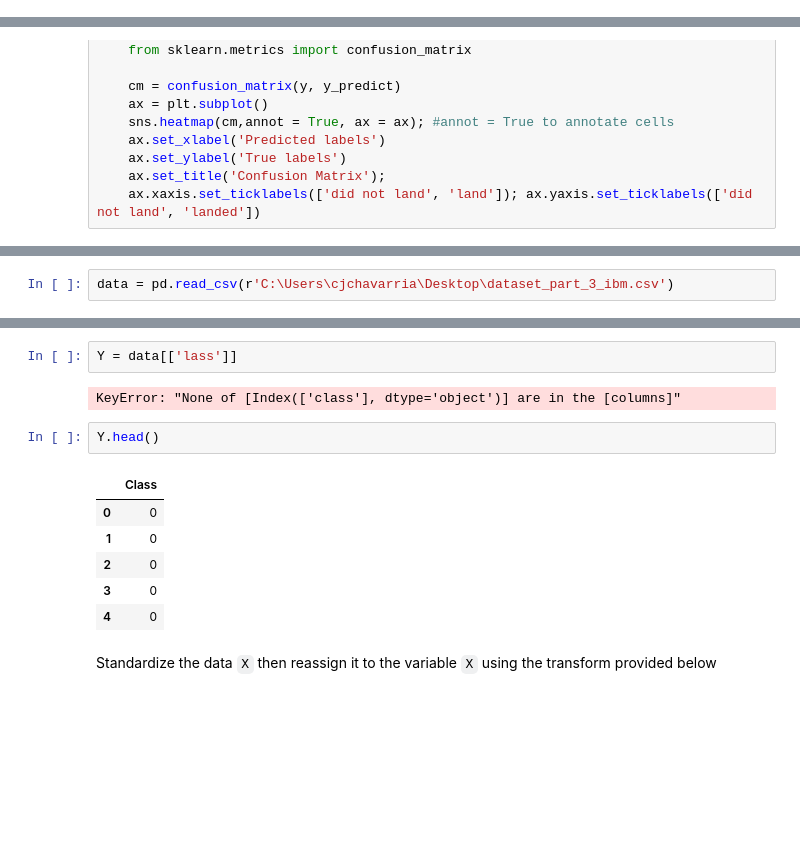
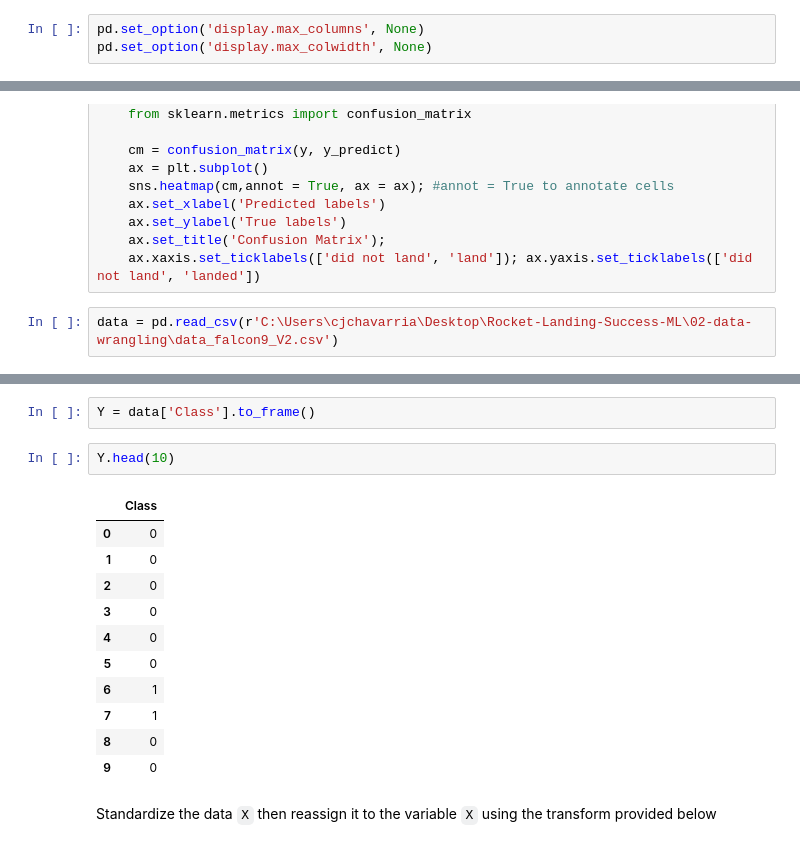
Before and after one commit to ClaudioChavarria/Rocket-Landing-Success-ML, a Jupyter notebook: 04-machine-learning-prediction/04-machine-learning-prediction.ipynb, the cells around one changed output, grey strips where cells are left out. Cells and saved outputs as stored; diff of their text form; blank space fills up the shorter version.

```diff
--- a/04-machine-learning-prediction/04-machine-learning-prediction.ipynb
+++ b/04-machine-learning-prediction/04-machine-learning-prediction.ipynb
@@ -27,6 +27,9 @@ import pandas as pd
 import matplotlib.pyplot as plt
 import seaborn as sns
 import numpy as np
+# %%
+pd.set_option('display.max_columns', None)
+pd.set_option('display.max_colwidth', None)
 # %%
 # This provided function is to plot the confusion matrix
 def plot_confusion_matrix(y, y_predict):
@@ -40,3 +43,5 @@ def plot_confusion_matrix(y, y_predict):
     ax.set_ylabel('True labels')
     ax.set_title('Confusion Matrix');
     ax.xaxis.set_ticklabels(['did not land', 'land']); ax.yaxis.set_ticklabels(['did not land', 'landed'])
+# %%
+data = pd.read_csv(r'C:\Users\cjchavarria\Desktop\Rocket-Landing-Success-ML\02-data-wrangling\data_falcon9_V2.csv')
@@ -45,2 +56,0 @@ def plot_confusion_matrix(y, y_predict):
-# %%
-data = pd.read_csv(r'C:\Users\cjchavarria\Desktop\dataset_part_3_ibm.csv')
@@ -66,16 +64,19 @@ X.head(3)
 # %%
-Y = data[['lass']]
+Y = data['Class'].to_frame()
-# %% [output]
-KeyError: "None of [Index(['class'], dtype='object')] are in the [columns]"
 # %%
-Y.head()
+Y.head(10)
 # %% [output]
 |  | Class |
 | 0 | 0 |
 | 1 | 0 |
 | 2 | 0 |
 | 3 | 0 |
 | 4 | 0 |
+| 5 | 0 |
+| 6 | 1 |
+| 7 | 1 |
+| 8 | 0 |
+| 9 | 0 |
 # %% [markdown]
 Standardize the data `X` then reassign it to the variable `X` using the transform provided below
 # %%
```
Also changed, not shown: parts of 8 cells of this notebook.
